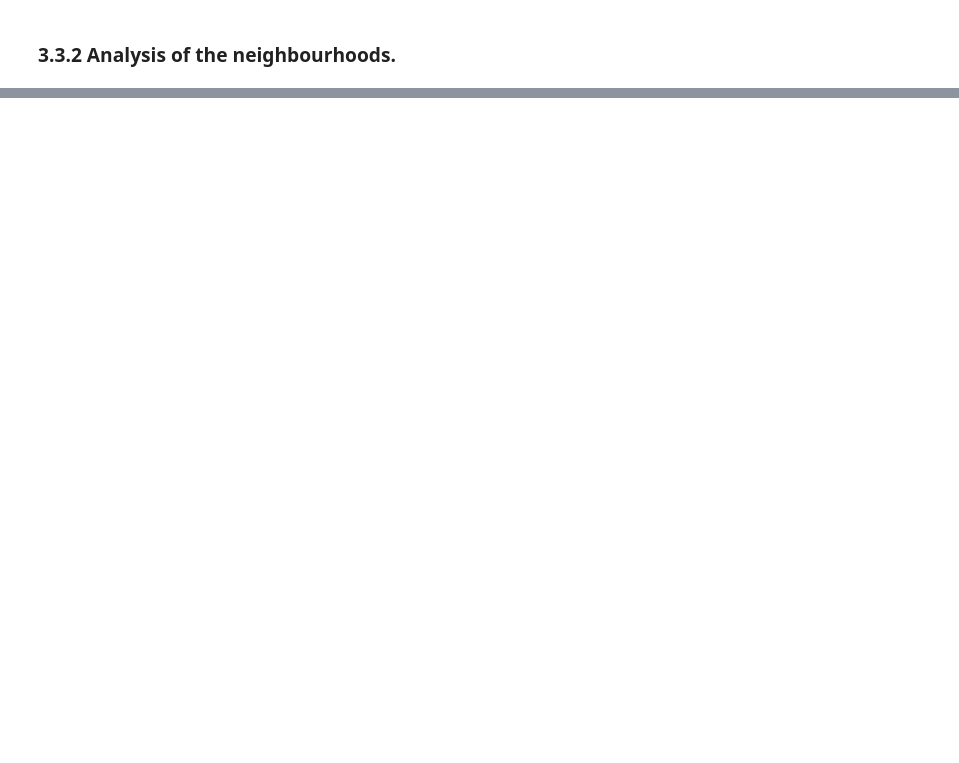
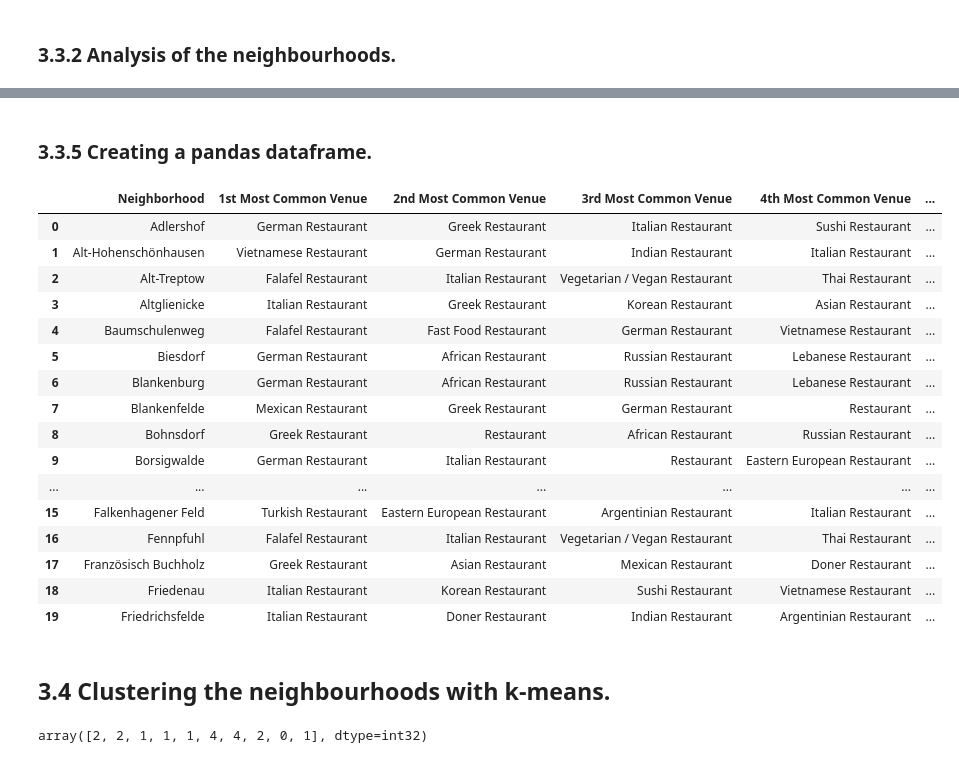
Before and after one commit to victoravalbuena/Coursera_Capstone, a Jupyter notebook: BERLIN_Neighborhood: Business Issue.ipynb, the cells around one changed output, grey strips where cells are left out. Cells and saved outputs as stored; diff of their text form; code cells hidden in the pictures; blank space fills up the shorter version.

```diff
--- a/BERLIN_Neighborhood: Business Issue.ipynb
+++ b/BERLIN_Neighborhood: Business Issue.ipynb
@@ -466,0 +490,3 @@ Berlin_Venues_only_hotels
+# %%
+Berlin_grouped = Berlin_onehot.groupby('Neighborhood').mean().reset_index()
+Berlin_grouped
@@ -466,0 +513,12 @@ Berlin_Venues_only_hotels
+# %%
+num_top_venues = 10
+
+for hood in Berlin_grouped['Neighborhood']:
+    print("----"+hood+"----")
+    temp = Berlin_grouped[Berlin_grouped['Neighborhood'] == hood].T.reset_index()
+    temp.columns = ['venue','freq']
+    temp = temp.iloc[1:]
+    temp['freq'] = temp['freq'].astype(float)
+    temp = temp.round({'freq': 2})
+    print(temp.sort_values('freq', ascending=False).reset_index(drop=True).head(num_top_venues))
+    print('\n')
@@ -466,0 +543,49 @@ Berlin_Venues_only_hotels
+# %% [markdown]
+### 3.3.5 Creating a pandas dataframe.
+# %%
+def return_most_common_venues(row, num_top_venues):
+    row_categories = row.iloc[1:]
+    row_categories_sorted = row_categories.sort_values(ascending=False)
+
+    return row_categories_sorted.index.values[0:num_top_venues]
+# %%
+num_top_venues = 10
+
+indicators = ['st', 'nd', 'rd']
+
+# create columns according to number of top venues
+columns = ['Neighborhood']
+for ind in np.arange(num_top_venues):
+    try:
+        columns.append('{}{} Most Common Venue'.format(ind+1, indicators[ind]))
+    except:
+        columns.append('{}th Most Common Venue'.format(ind+1))
+
+# create a new dataframe
+neighborhoods_venues_sorted = pd.DataFrame(columns=columns)
+neighborhoods_venues_sorted['Neighborhood'] = Berlin_grouped['Neighborhood']
+
+for ind in np.arange(Berlin_grouped.shape[0]):
+    neighborhoods_venues_sorted.iloc[ind, 1:] = return_most_common_venues(Berlin_grouped.iloc[ind, :], num_top_venues)
+
+neighborhoods_venues_sorted.head(20)
+# %% [output]
+|  | Neighborhood | 1st Most Common Venue | 2nd Most Common Venue | 3rd Most Common Venue | 4th Most Common Venue | ... |
+| 0 | Adlershof | German Restaurant | Greek Restaurant | Italian Restaurant | Sushi Restaurant | ... |
+| 1 | Alt-Hohenschönhausen | Vietnamese Restaurant | German Restaurant | Indian Restaurant | Italian Restaurant | ... |
+| 2 | Alt-Treptow | Falafel Restaurant | Italian Restaurant | Vegetarian / Vegan Restaurant | Thai Restaurant | ... |
+| 3 | Altglienicke | Italian Restaurant | Greek Restaurant | Korean Restaurant | Asian Restaurant | ... |
+| 4 | Baumschulenweg | Falafel Restaurant | Fast Food Restaurant | German Restaurant | Vietnamese Restaurant | ... |
+| 5 | Biesdorf | German Restaurant | African Restaurant | Russian Restaurant | Lebanese Restaurant | ... |
+| 6 | Blankenburg | German Restaurant | African Restaurant | Russian Restaurant | Lebanese Restaurant | ... |
+| 7 | Blankenfelde | Mexican Restaurant | Greek Restaurant | German Restaurant | Restaurant | ... |
+| 8 | Bohnsdorf | Greek Restaurant | Restaurant | African Restaurant | Russian Restaurant | ... |
+| 9 | Borsigwalde | German Restaurant | Italian Restaurant | Restaurant | Eastern European Restaurant | ... |
+| ... | ... | ... | ... | ... | ... | ... |
+| 15 | Falkenhagener Feld | Turkish Restaurant | Eastern European Restaurant | Argentinian Restaurant | Italian Restaurant | ... |
+| 16 | Fennpfuhl | Falafel Restaurant | Italian Restaurant | Vegetarian / Vegan Restaurant | Thai Restaurant | ... |
+| 17 | Französisch Buchholz | Greek Restaurant | Asian Restaurant | Mexican Restaurant | Doner Restaurant | ... |
+| 18 | Friedenau | Italian Restaurant | Korean Restaurant | Sushi Restaurant | Vietnamese Restaurant | ... |
+| 19 | Friedrichsfelde | Italian Restaurant | Doner Restaurant | Indian Restaurant | Argentinian Restaurant | ... |
+# %% [markdown]
+## 3.4 Clustering the neighbourhoods with k-means.
@@ -466,0 +595,13 @@ Berlin_Venues_only_hotels
+# %%
+# set number of clusters (5)
+kclusters = 5
+
+Berlin_grouped_clustering = Berlin_grouped.drop('Neighborhood', 1)
+
+# run k-means clustering
+kmeans = KMeans(n_clusters=kclusters, random_state=0).fit(Berlin_grouped_clustering)
+
+# check cluster labels generated for each row in the dataframe
+kmeans.labels_[0:10]
+# %% [output]
+array([2, 2, 1, 1, 1, 4, 4, 2, 0, 1], dtype=int32)
```
Also changed, not shown: parts of 42 cells of this notebook.
